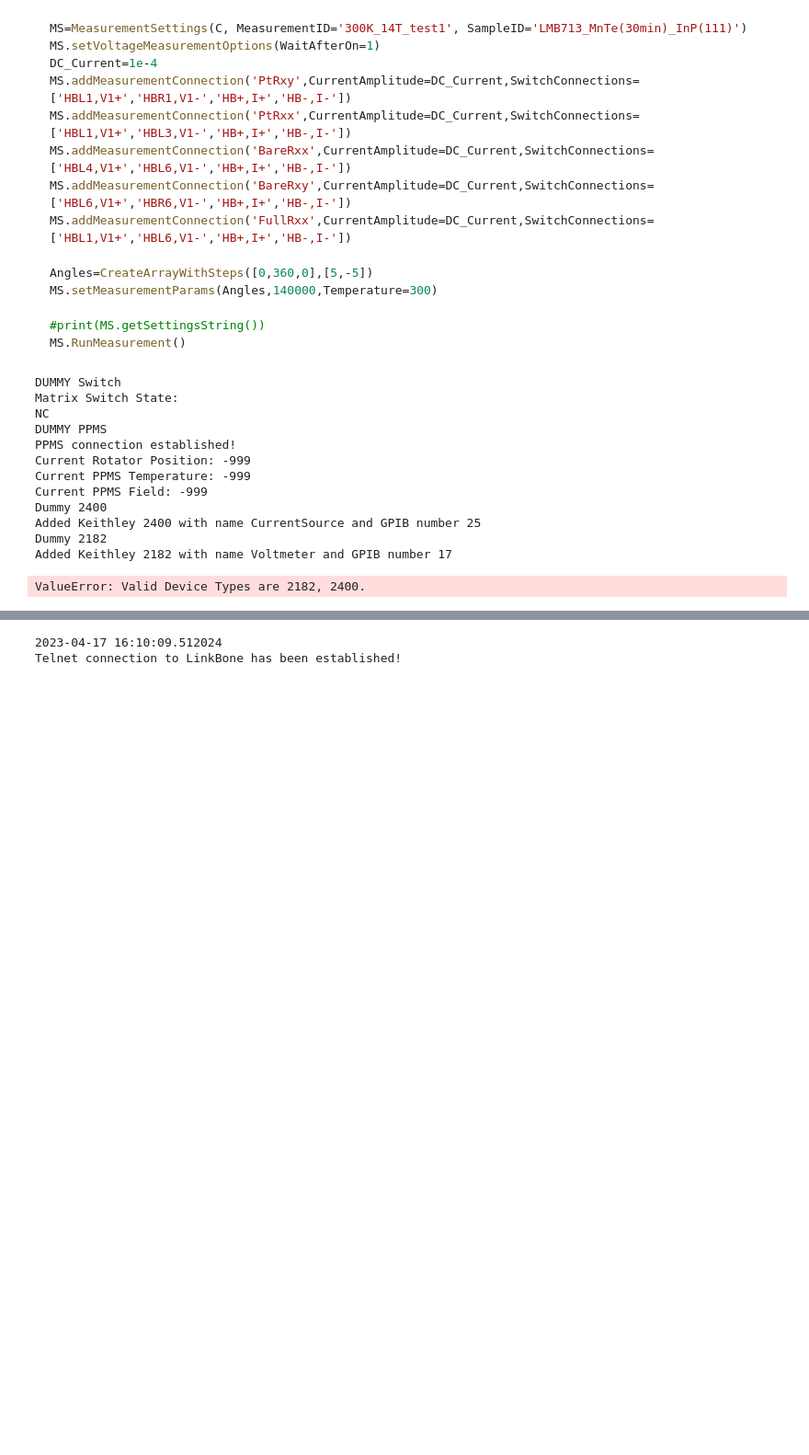
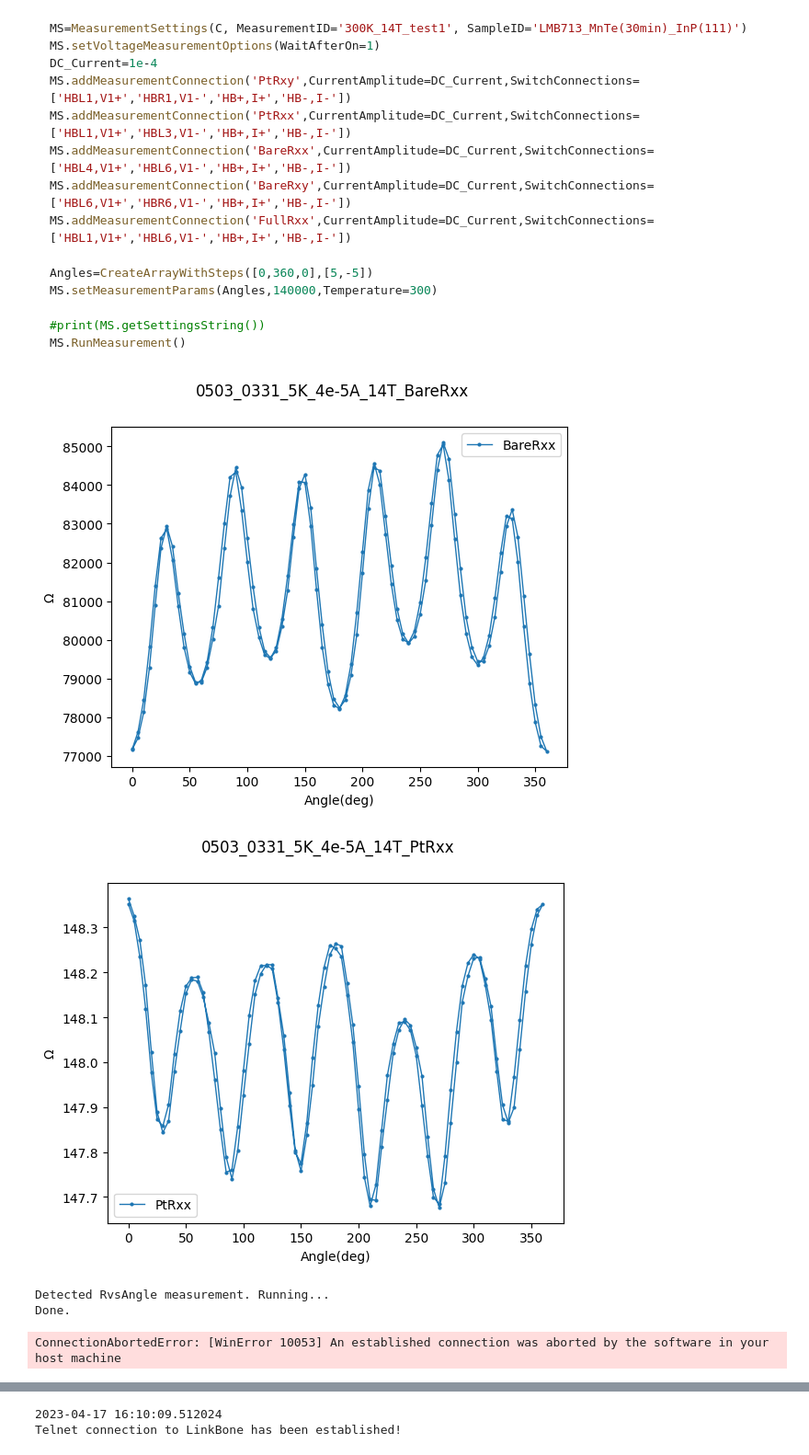
Before and after one commit to YangLabOSU/Measurements, a Jupyter notebook: PPMS_Rotator.ipynb, the cells around one changed output, grey strips where cells are left out. Shown at 92% size. Drawn from its saved outputs; the diff is of its cells as text; code cells hidden in the pictures; blank space fills up the shorter version.

Commit message:
ran measurement

```diff
--- a/PPMS_Rotator.ipynb
+++ b/PPMS_Rotator.ipynb
@@ -48,59 +48,51 @@ MS.RunMeasurement()
 # %%
 from UtilsMeasurementSetup import *
 from UtilsBasic import *
+import time
 
 C=BreakoutBoxConnections()
-C.addMatrixSwitch(Dummy=True)
-C.addPPMS(Dummy=True)
+C.addMatrixSwitch()
+C.addPPMS()
 C.addRotPuckConnection(7,'HB+', SwitchLabel='a')
 C.addRotPuckConnection(8,'HB-', SwitchLabel='b')
-C.addRotPuckConnection(9,'HBR1', SwitchLabel='c')
-C.addRotPuckConnection(10,'HBL6', SwitchLabel='d')
-C.addRotPuckConnection(11,'HBL1', SwitchLabel='e')
-C.addRotPuckConnection(12,'HBR6', SwitchLabel='f')
-C.addRotPuckConnection(13,'HBL3', SwitchLabel='g')
-C.addRotPuckConnection(14,'HBL4', SwitchLabel='h')
-C.addInstrument(2400,25,SwitchLabels={'I+':'p','I-':'n'}, Dummy=True)
-VM=C.addInstrument(2182,17,DeviceName='Voltmeter',SwitchLabels={'V1+':'k','V1-':'l'}, Dummy=True)
-PL=C.addInstrument(6221,16,SwitchLabels={'P+':'m','P-':'o'}, Dummy=True)
+C.addRotPuckConnection(9,'HBT1', SwitchLabel='c')
+C.addRotPuckConnection(10,'HBB6', SwitchLabel='d')
+C.addRotPuckConnection(11,'HBB1', SwitchLabel='e')
+C.addRotPuckConnection(12,'HBT6', SwitchLabel='f')
+C.addRotPuckConnection(13,'HBB3', SwitchLabel='g')
+C.addRotPuckConnection(14,'HBB4', SwitchLabel='h')
+C.addInstrument(2400,25,SwitchLabels={'I+':'p','I-':'n'})
+VM=C.addInstrument(2182,5,SwitchLabels={'V1+':'k','V1-':'l'})
+#PL=C.addInstrument(6221,16,SwitchLabels={'P+':'m','P-':'o'}, Dummy=True)
 
 #print(C.getSettingsString())
 
 
 Angles=CreateArrayWithSteps([0,360,0],[5,-5])
 # Temps=[300,250,200,150,100,80,60,40,20,10,5,2,350,300]
 
-MS=MeasurementSettings(C, MeasurementID='test1', SampleID='CodeTesting')
+MS=MeasurementSettings(C)
 
 MS.setVoltageMeasurementOptions(NumberofVPoints=30,WaitAfterOn=1, BiPolar=True)
 MS.setCurrentSourceOptions(SourceComplianceVoltage=200,SourceCurrentRange=10e-3)
-DC_Current=2e-4
+DC_Current=4e-5
 
-#MS.addMeasurementConnection('PtRxy',CurrentAmplitude=DC_Current,SwitchConnections=['HBL1,V1+','HBR1,V1-','HB+,I+','HB-,I-'])
-MS.addMeasurementConnection('PtRxx',CurrentAmplitude=DC_Current,SwitchConnections=['HBL1,V1+','HBL3,V1-','HB+,I+','HB-,I-'])
-MS.addMeasurementConnection('BareRxx',CurrentAmplitude=DC_Current,SwitchConnections=['HBL4,V1+','HBL6,V1-','HB+,I+','HB-,I-'])
-#MS.addMeasurementConnection('BareRxy',CurrentAmplitude=DC_Current,SwitchConnections=['HBL6,V1+','HBR6,V1-','HB+,I+','HB-,I-'])
-#MS.addMeasurementConnection('FullRxx',CurrentAmplitude=DC_Current,SwitchConnections=['HBL1,V1+','HBL6,V1-','HB+,I+','HB-,I-'])
-MS.setMeasurementParams(Angle=0,MagneticField=[10000,0],Temperature=300,WaitForSetpoints=True)
+MS.addMeasurementConnection('BareRxx',CurrentAmplitude=DC_Current,SwitchConnections=['HBB4,V1+','HBB6,V1-','HB+,I+','HB-,I-'])
+MS.addMeasurementConnection('PtRxx',CurrentAmplitude=DC_Current,SwitchConnections=['HBB1,V1+','HBB3,V1-','HB+,I+','HB-,I-'])
+#MS.setMeasurementParams(Angle=Angles,MagneticField=140000,Temperature=300)
 
-#print(MS.getSettingsString())
-#MS.RunMeasurement()
+#MS.FileSettings(MeasurementID='RT_Longitudinal_Test', SampleID='LMB713')
+#MS.autoRunMeasurement()
+# Temps=CreateArrayWithSteps([300,50],[-50])+[20,10,5,2]
+# for T in Temps:
+T=2
+MS.setMeasurementParams(Angle=Angles,MagneticField=140000,Temperature=T)
 
-#v,std_v=MS.MeasureVoltage(Verbose=True)
-# DC_c,average_v,std_v=MS.ConnectanddoVoltageMeasurement('PtRxx', Verbose=True)
-# print(average_v/DC_c)
-MS.RunRvsTMeasurement(RvsTsetAngle=0,RvsTsetMagneticField=0,RvsTsetTemperatures=[300,200,100,20,5], Verbose=True)
+MS.FileSettings(MeasurementID='{}K_4e-5A_14T'.format(T), SampleID='LMB713')
+MS.autoRunMeasurement()
 # %% [output]
+[figure, added]
+[figure, added]
-DUMMY Switch
-Matrix Switch State:
-NC
-DUMMY PPMS
-PPMS connection established!
-Current Rotator Position: -999
-Current PPMS Temperature: -999
-Current PPMS Field: -999
-Dummy 2400
-Added Keithley 2400 with name CurrentSource and GPIB number 25
-Dummy 2182
-Added Keithley 2182 with name Voltmeter and GPIB number 17
+Detected RvsAngle measurement. Running...
+Done.
-ValueError: Valid Device Types are 2182, 2400.
+ConnectionAbortedError: [WinError 10053] An established connection was aborted by the software in your host machine
```
Also changed, not shown: parts of 1 cell of this notebook, 2 other files.
